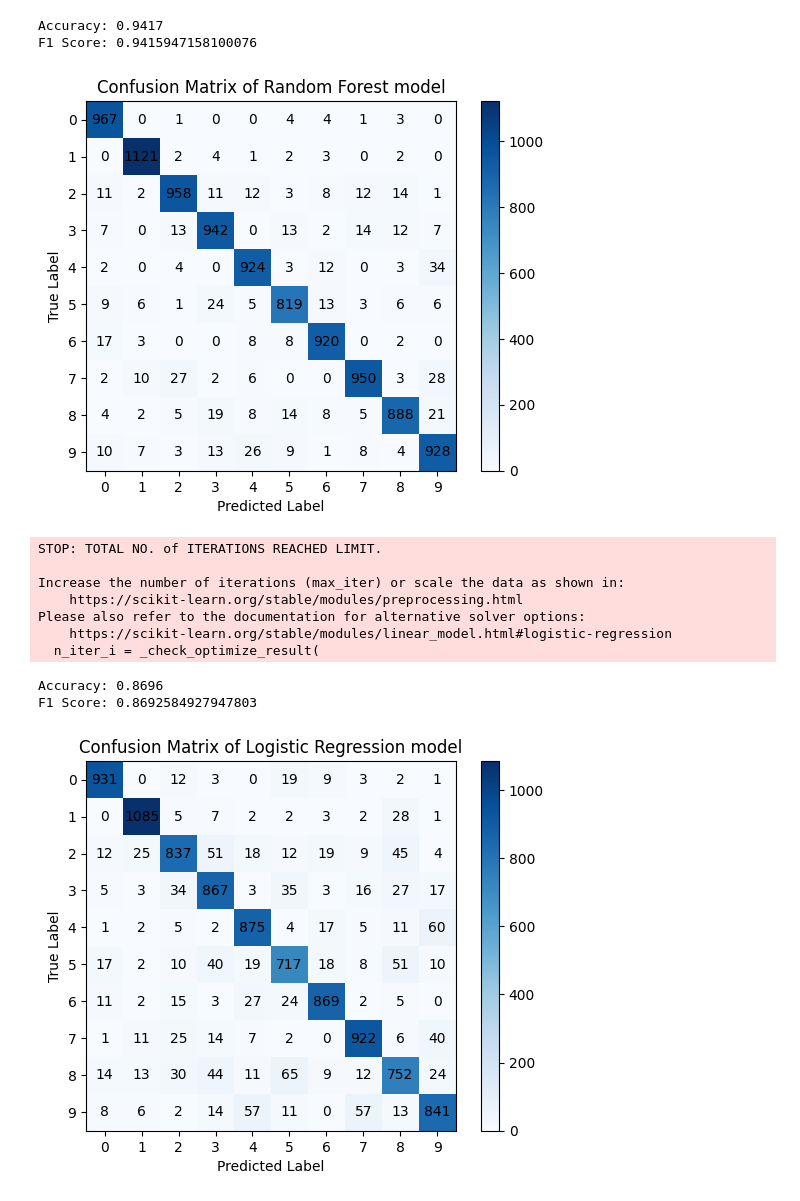
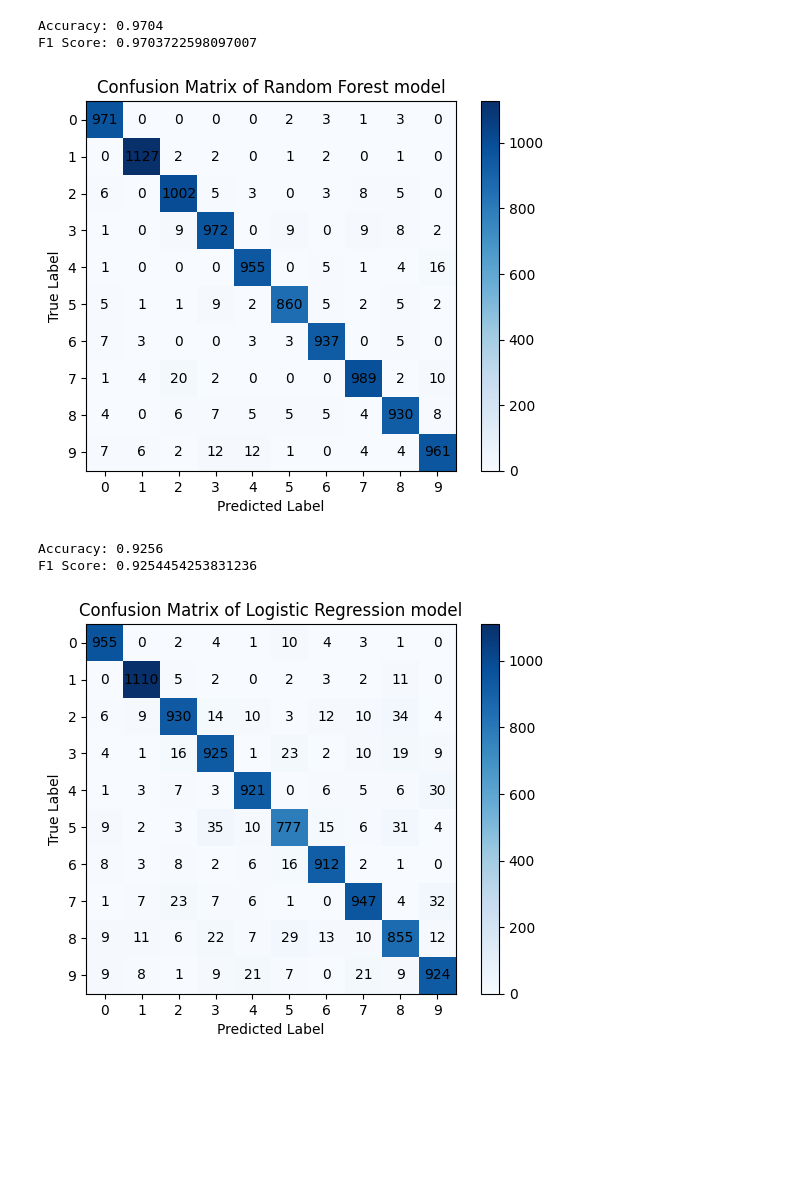
Before and after one commit to ES335-2024/assignment-3-es-335-2024-eigen-elites, a Jupyter notebook: ML_A3_Q4.ipynb, the cells around one changed output. Saved outputs shown, nothing was run; the diff lists cells and outputs as text; code cells hidden in the pictures; blank space fills up the shorter version.

```diff
--- a/ML_A3_Q4.ipynb
+++ b/ML_A3_Q4.ipynb
@@ -4,7 +4,7 @@ from tensorflow.keras.datasets import mnist
 import numpy as np
 
 # Load the MNIST dataset
-(x_train, y_train), (_, _) = mnist.load_data()
+(x_train, y_train), (x_test, y_test) = mnist.load_data()
 
 # Plot the first few images
 plt.figure(figsize=(10, 5))
@@ -14,5 +14,7 @@ for i in range(10):
     plt.title(f'Label: {y_train[i]}')
     plt.axis('off')
 plt.show()
+
+print(x_train.shape, y_train.shape, x_test.shape, y_test.shape)
 # %% [output]
 [figure]
@@ -22,10 +25,7 @@ from sklearn.model_selection import train_test_split
 from sklearn.metrics import accuracy_score, f1_score, confusion_matrix
 
 # Load the MNIST dataset
-(x_train_full, y_train_full), (x_test, y_test) = mnist.load_data()
-
-# Reduce the training set size by taking a stratified subset
-x_train, _, y_train, _ = train_test_split(x_train_full, y_train_full, train_size=0.1, stratify=y_train_full, random_state=42)
+(x_train, y_train), (x_test, y_test) = mnist.load_data()
 
 # Normalize pixel values to range [0, 1]
 x_train = x_train.astype('float32') / 255.0
@@ -101,24 +101,9 @@ F1 Score: 0.9042132384175947
 # %%
 from sklearn.ensemble import RandomForestClassifier
 
-# Load the MNIST dataset
-(x_train, y_train), (x_test, y_test) = mnist.load_data()
-
-# Reduce the training set size by taking a stratified subset
-x_train, _, y_train, _ = train_test_split(x_train_full, y_train_full, train_size=0.1, stratify=y_train_full, random_state=42)
-
-# Reduce the training set size by taking a stratified subset
-x_train = x_train.reshape((len(x_train), -1))
-x_test = x_test.reshape((len(x_test), -1))
-
-# Flatten the images for RandomForestClassifier
-n_samples = 6000
-x_train_sampled = x_train[:n_samples]
-y_train_sampled = y_train[:n_samples]
-
 # Define and train the Random Forest model
 rf_model = RandomForestClassifier(n_estimators=100, random_state=42)
-rf_model.fit(x_train_sampled, y_train_sampled)
+rf_model.fit(x_train, y_train)
 
 # Predict classes for test set
 y_pred = rf_model.predict(x_test)
@@ -148,9 +133,9 @@ plt.ylabel('True Label')
 plt.title('Confusion Matrix of Random Forest model')
 plt.show()
 # %% [output]
-Accuracy: 0.9417
-F1 Score: 0.9415947158100076
+Accuracy: 0.9704
+F1 Score: 0.9703722598097007
-[figure, old version]
+[figure, new version]
 # %%
 import numpy as np
 from sklearn.linear_model import LogisticRegression
@@ -158,61 +143,39 @@ from sklearn.metrics import accuracy_score, f1_score, confusion_matrix
 import matplotlib.pyplot as plt
 from tensorflow.keras.datasets import mnist
 
-# Load the MNIST dataset
-(x_train, y_train), (x_test, y_test) = mnist.load_data()
-
-# Reduce the training set size by taking a stratified subset
-x_train, _, y_train, _ = train_test_split(x_train_full, y_train_full, train_size=0.1, stratify=y_train_full, random_state=42)
-
-# Reduce the training set size by taking a stratified subset
-x_train = x_train.reshape((len(x_train), -1))
-x_test = x_test.reshape((len(x_test), -1))
-
-# Flatten the images for Logistic Regression
-n_samples = 6000
-x_train_sampled = x_train[:n_samples]
-y_train_sampled = y_train[:n_samples]
-
 # Define and train the Logistic Regression model
 lr_model = LogisticRegression(max_iter=1000, random_state=42)
-lr_model.fit(x_train_sampled, y_train_sampled)
+lr_model.fit(x_train, y_train)
 
 # Predict classes for test set
 y_pred = lr_model.predict(x_test)
 
 # Calculate accuracy
 accuracy = accuracy_score(y_test, y_pred)
 print("Accuracy:", accuracy)
 
 # Calculate F1 score
 f1 = f1_score(y_test, y_pred, average='weighted')
 print("F1 Score:", f1)
 
 # Calculate confusion matrix
 conf_matrix = confusion_matrix(y_test, y_pred)
 
 plt.imshow(conf_matrix, interpolation='nearest', cmap=plt.cm.Blues)
 plt.colorbar()
 tick_marks = np.arange(10)
 plt.xticks(tick_marks, np.arange(10))
 plt.yticks(tick_marks, np.arange(10))
 
 for i in range(conf_matrix.shape[0]):
     for j in range(conf_matrix.shape[1]):
         plt.text(j, i, conf_matrix[i, j], ha='center', va='center', color='black')
 plt.xlabel('Predicted Label')
 plt.ylabel('True Label')
 plt.title('Confusion Matrix of Logistic Regression model')
 plt.show()
 # %% [output]
-STOP: TOTAL NO. of ITERATIONS REACHED LIMIT.
-
-Increase the number of iterations (max_iter) or scale the data as shown in:
-    https://scikit-learn.org/stable/modules/preprocessing.html
-Please also refer to the documentation for alternative solver options:
-    https://scikit-learn.org/stable/modules/linear_model.html#logistic-regression
-  n_iter_i = _check_optimize_result(
+Accuracy: 0.9256
+F1 Score: 0.9254454253831236
-Accuracy: 0.8696
-F1 Score: 0.8692584927947803
-[figure, old version]
+[figure, new version]
 # %%
```
Also changed, not shown: parts of 7 cells of this notebook.
